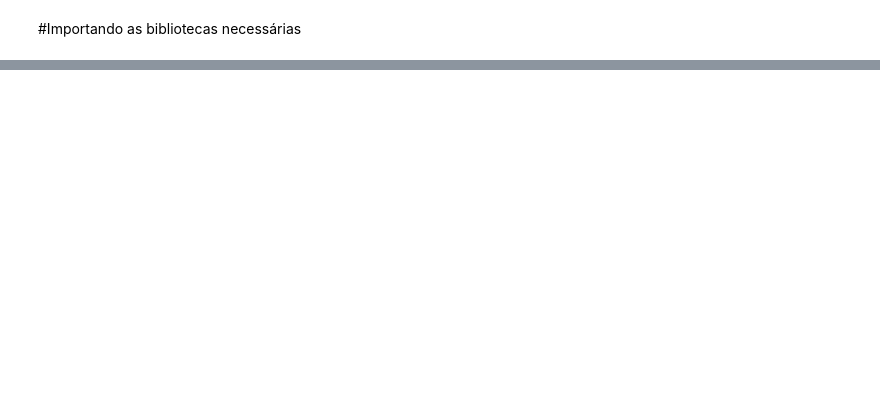
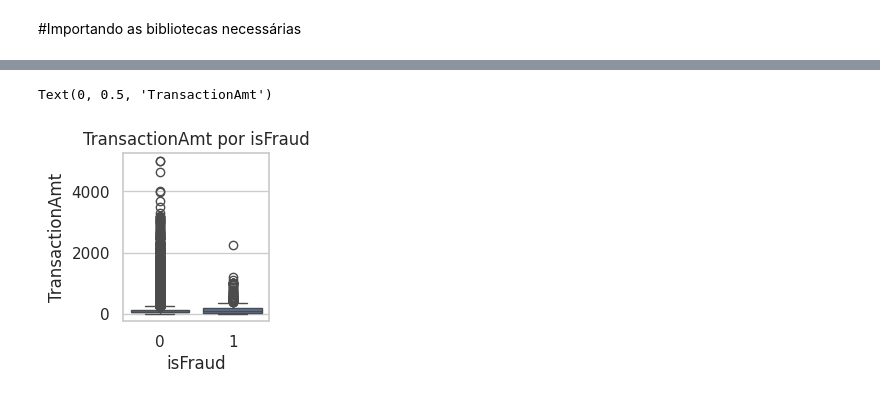
Before and after one commit to EricTach/ProvaM10ET, a Jupyter notebook: PonderadaSM7/Sm7Ponderada.ipynb, the cells around one changed output, grey strips where cells are left out. Saved outputs shown, nothing was run; the diff lists cells and outputs as text; code cells hidden in the pictures; blank space fills up the shorter version.

```diff
--- a/PonderadaSM7/Sm7Ponderada.ipynb
+++ b/PonderadaSM7/Sm7Ponderada.ipynb
@@ -206,0 +77,10 @@ ValueError: could not convert string to float: 'W'
+# %%
+# 2. Boxplot de TransactionAmt segmentado por isFraud
+plt.subplot(2, 3, 2)
+sns.boxplot(x='isFraud', y='TransactionAmt', data=df)
+plt.title('TransactionAmt por isFraud')
+plt.xlabel('isFraud')
+plt.ylabel('TransactionAmt')
+# %% [output]
+Text(0, 0.5, 'TransactionAmt')
+[figure, added]
```
Also changed, not shown: parts of 29 cells of this notebook.
